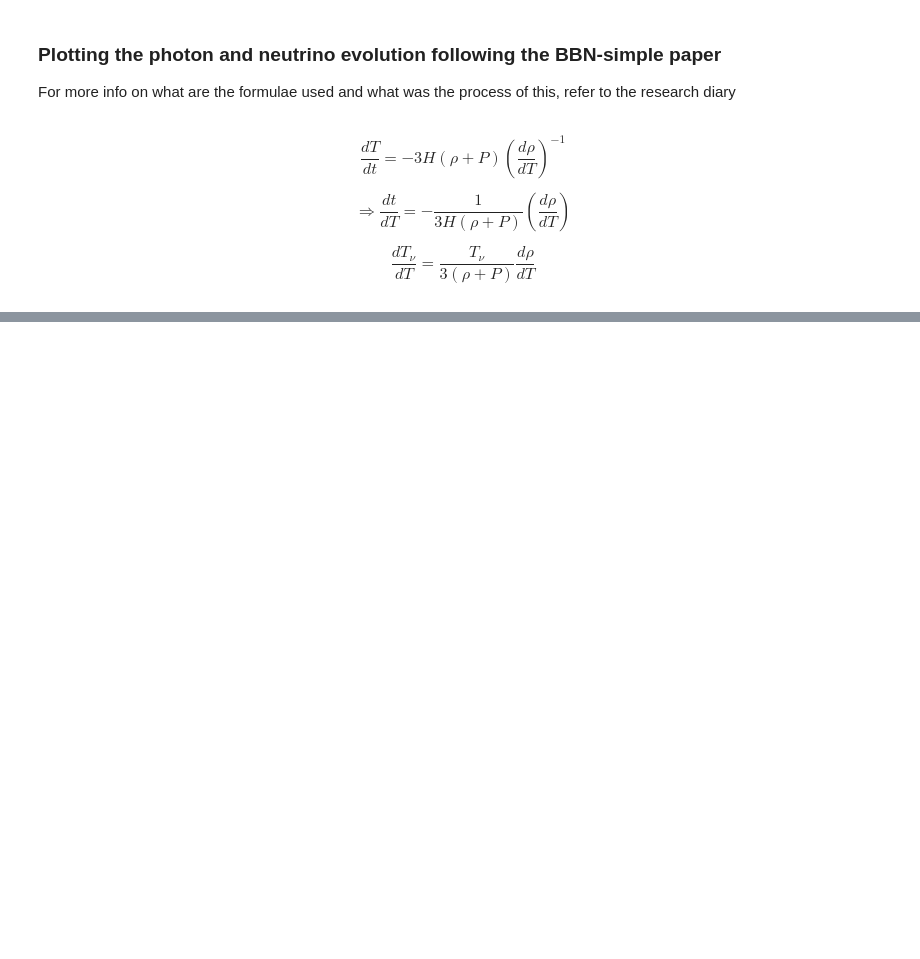
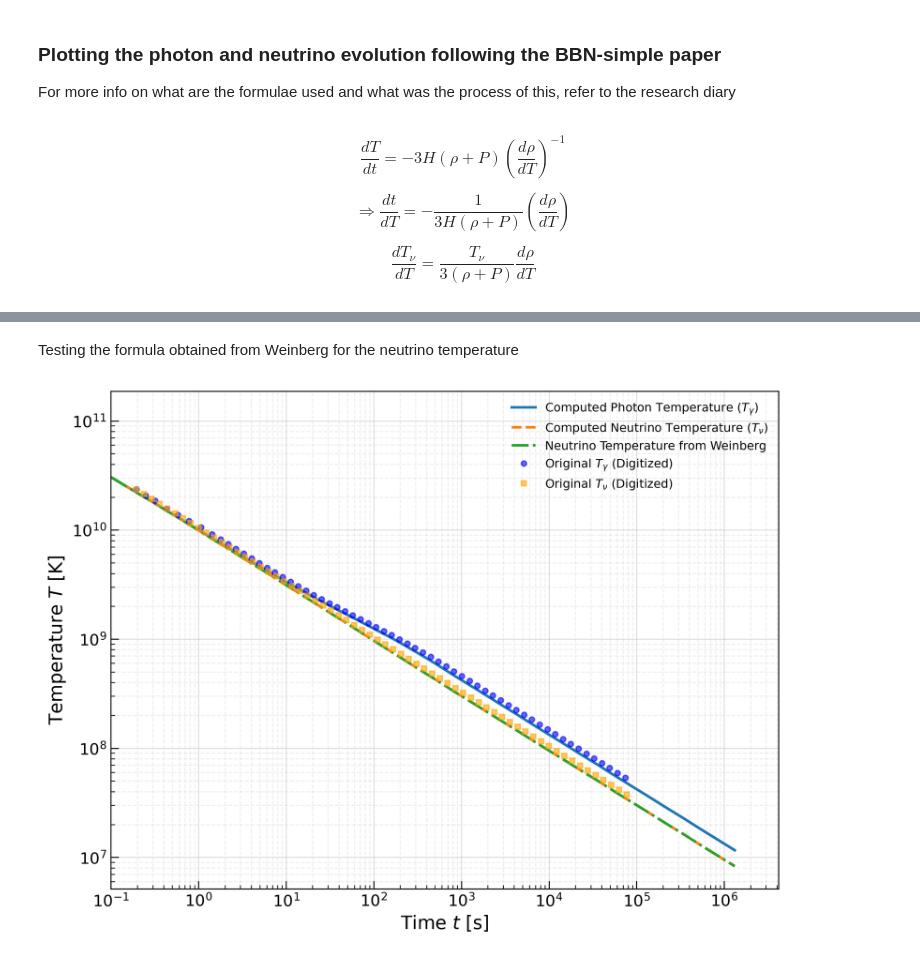
Before and after one commit to Booritth-Balaji/Dark-Matter-Thesis, a Jupyter notebook: Codes-and-Data/BBN-simple-recreated.ipynb, the cells around one changed output, grey strips where cells are left out. Cells and saved outputs as stored; diff of their text form; code cells hidden in the pictures; blank space fills up the shorter version.

Commit message:
Added digitized plots for reference, added weinberg formula calculations

```diff
--- a/Codes-and-Data/BBN-simple-recreated.ipynb
+++ b/Codes-and-Data/BBN-simple-recreated.ipynb
@@ -250,0 +214,58 @@ plt.show()
+# %% [markdown]
+Testing the formula obtained from Weinberg for the neutrino temperature
+# %%
+def Tnu_weinberg(T):    # input the photon tempearture in MeV
+
+    y = me / T
+
+    def S_integrand(x):
+
+        dist = np.sqrt(x**2 + y**2)
+
+        return 45/(2 * pi**4) * (x**2)/(exp(dist) + 1) * ( dist + x**2 / (3 * dist) )
+
+    S_integrated = gl_integrator(S_integrand)
+
+    return T * ( (4/11) * (1 + S_integrated) )**(1/3)
+# %%
+# Calculate the neutrino temperature using the Weinberg formula
+temp_nu = np.array([Tnu_weinberg(temp) for temp in T])
+# %%
+# Load digitized data from CSV files
+T_nu_digitized = np.loadtxt('digitized-plots/BBN-simple-plots/Tnu-and-Tgamma/T-nu.csv', delimiter=',')
+T_gamma_digitized = np.loadtxt('digitized-plots/BBN-simple-plots/Tnu-and-Tgamma/T-gamma.csv', delimiter=',')
+
+# Plotting the evolution of photon and neutrino temperatures
+
+# Create a figure with a standard scientific aspect ratio
+plt.figure(figsize=(8, 6), dpi=300)
+
+# Plot the computed temperatures
+plt.loglog(t, MeVtoK(T), label=r'Computed Photon Temperature ($T_\gamma$)', linewidth=2)
+plt.loglog(t, MeVtoK(Tnu), label=r'Computed Neutrino Temperature ($T_\nu$)', linewidth=2, linestyle='--')
+plt.loglog(t, MeVtoK(temp_nu), label=r'Neutrino Temperature from Weinberg', linewidth=2, linestyle='-.')
+
+# Plot the digitized original data (multiplying by 1e9 since digitized data is in T9)
+plt.loglog(T_gamma_digitized[:, 0], 1e9 * T_gamma_digitized[:, 1], 'o', label=r'Original $T_\gamma$ (Digitized)', markersize=4, alpha=0.6, color='blue')
+plt.loglog(T_nu_digitized[:, 0], 1e9 * T_nu_digitized[:, 1], 's', label=r'Original $T_\nu$ (Digitized)', markersize=4, alpha=0.6, color='orange')
+
+# Axis limits and labels
+plt.xlim(left=0.1) # Keeping your lower limit constraint
+plt.xlabel(r'Time $t$ [s]', fontsize=14)
+plt.ylabel(r'Temperature $T$ [K]', fontsize=14)
+
+# Tick parameters for paper-quality
+plt.tick_params(axis='both', which='major', labelsize=12, length=6, direction='in')
+plt.tick_params(axis='both', which='minor', length=3, direction='in')
+
+# Add grid lines for easier reading on a log-log plot
+plt.grid(True, which="major", ls="-", alpha=0.4)
+plt.grid(True, which="minor", ls="--", alpha=0.2)
+
+# Legend without an intrusive frame
+plt.legend(fontsize=9, frameon=False)
+
+plt.tight_layout()
+plt.show()
+# %% [output]
+[figure, added]
```
Also changed, not shown: parts of 3 cells of this notebook, 7 other files.
